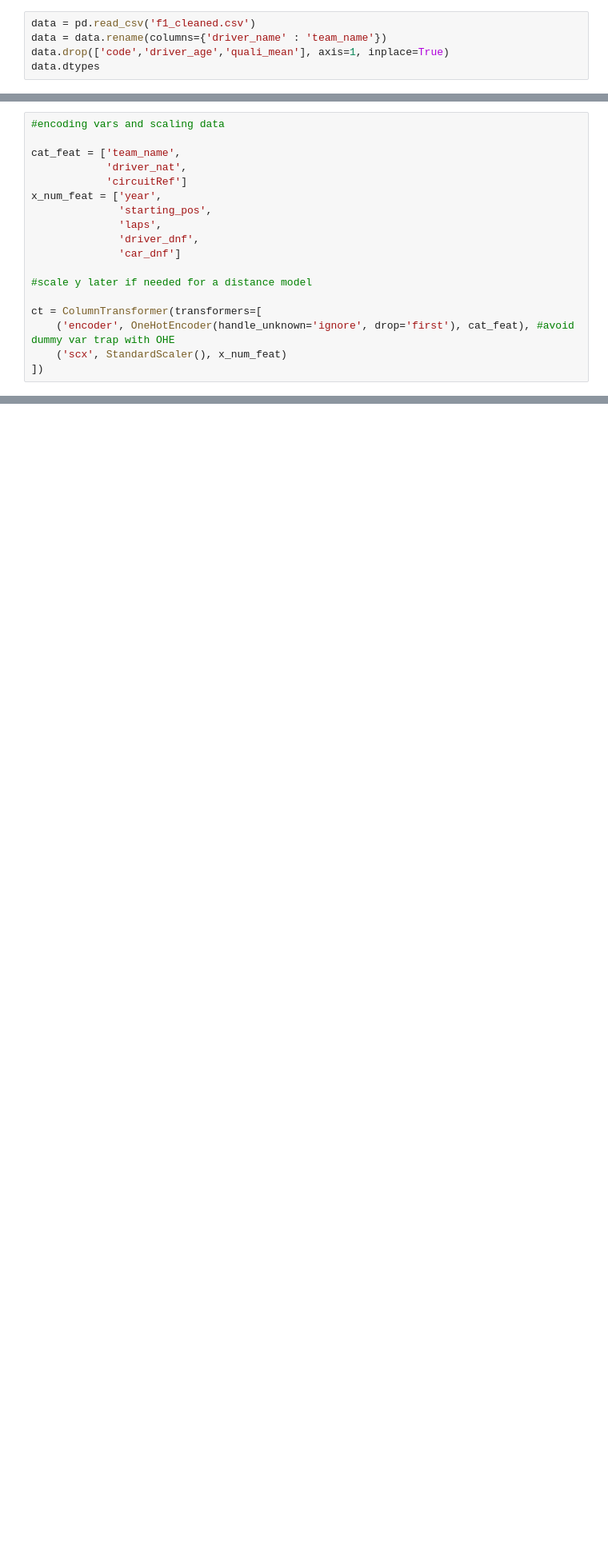
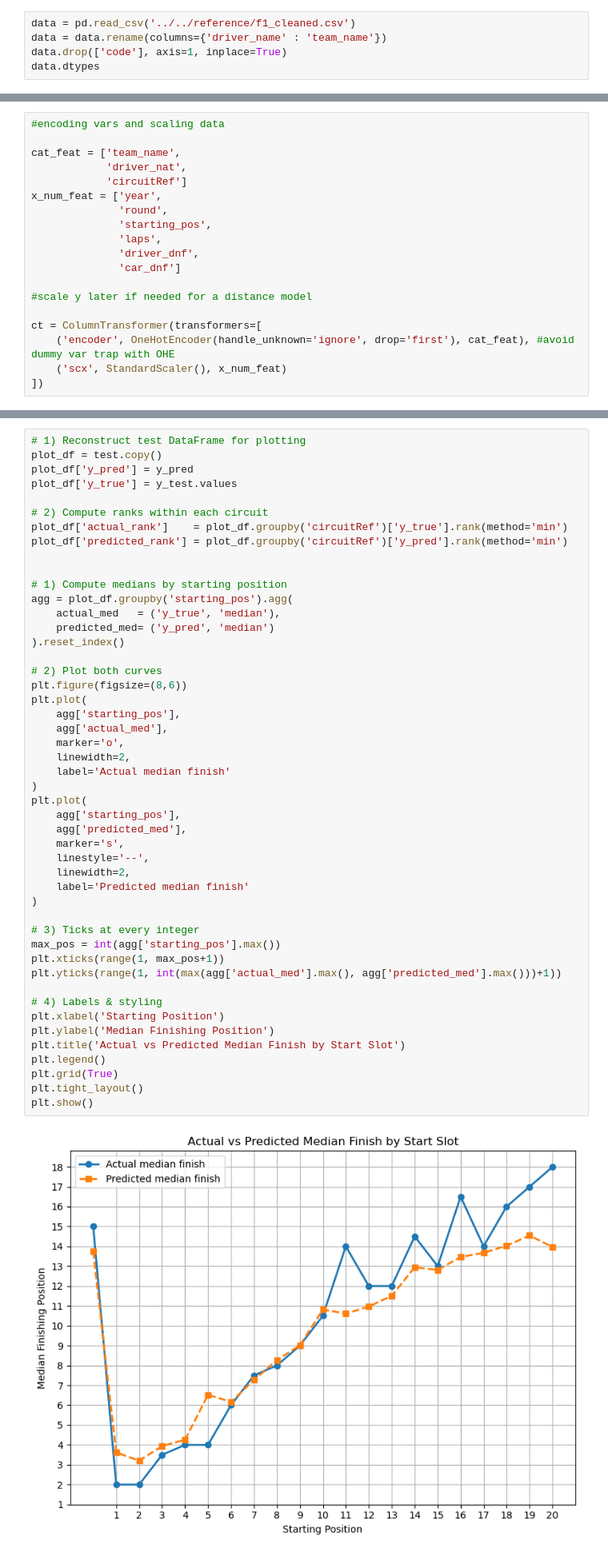
Before and after one commit to dehadeaaryan/data-mining-visualization-gp, a Jupyter notebook: models/xg_boost/model.ipynb, the cells around one changed output, grey strips where cells are left out. Shown: that part at 80% size. Drawn from its saved outputs; the diff is of its cells as text; blank space fills up the shorter version.

```diff
--- a/models/xg_boost/model.ipynb
+++ b/models/xg_boost/model.ipynb
@@ -14,7 +14,7 @@ from xgboost import XGBRegressor
 from sklearn.metrics import r2_score, mean_squared_error, mean_absolute_error
 from sklearn.model_selection import GridSearchCV
 # %%
-data = pd.read_csv('f1_cleaned.csv')
+data = pd.read_csv('../../reference/f1_cleaned.csv')
 data = data.rename(columns={'driver_name' : 'team_name'})
-data.drop(['code','driver_age','quali_mean'], axis=1, inplace=True)
+data.drop(['code'], axis=1, inplace=True)
 data.dtypes
@@ -39,6 +53,7 @@ cat_feat = ['team_name',
             'driver_nat',
             'circuitRef']
 x_num_feat = ['year',
+              'round',
               'starting_pos',
               'laps',
               'driver_dnf',
@@ -213,0 +275,50 @@ print(season_totals)
+# %%
+# 1) Reconstruct test DataFrame for plotting
+plot_df = test.copy()
+plot_df['y_pred'] = y_pred
+plot_df['y_true'] = y_test.values
+
+# 2) Compute ranks within each circuit
+plot_df['actual_rank']    = plot_df.groupby('circuitRef')['y_true'].rank(method='min')
+plot_df['predicted_rank'] = plot_df.groupby('circuitRef')['y_pred'].rank(method='min')
+
+
+# 1) Compute medians by starting position
+agg = plot_df.groupby('starting_pos').agg(
+    actual_med   = ('y_true', 'median'),
+    predicted_med= ('y_pred', 'median')
+).reset_index()
+
+# 2) Plot both curves
+plt.figure(figsize=(8,6))
+plt.plot(
+    agg['starting_pos'],
+    agg['actual_med'],
+    marker='o',
+    linewidth=2,
+    label='Actual median finish'
+)
+plt.plot(
+    agg['starting_pos'],
+    agg['predicted_med'],
+    marker='s',
+    linestyle='--',
+    linewidth=2,
+    label='Predicted median finish'
+)
+
+# 3) Ticks at every integer
+max_pos = int(agg['starting_pos'].max())
+plt.xticks(range(1, max_pos+1))
+plt.yticks(range(1, int(max(agg['actual_med'].max(), agg['predicted_med'].max()))+1))
+
+# 4) Labels & styling
+plt.xlabel('Starting Position')
+plt.ylabel('Median Finishing Position')
+plt.title('Actual vs Predicted Median Finish by Start Slot')
+plt.legend()
+plt.grid(True)
+plt.tight_layout()
+plt.show()
+# %% [output]
+[figure, added]
```
Also changed, not shown: parts of 5 cells of this notebook, 2 other files.
